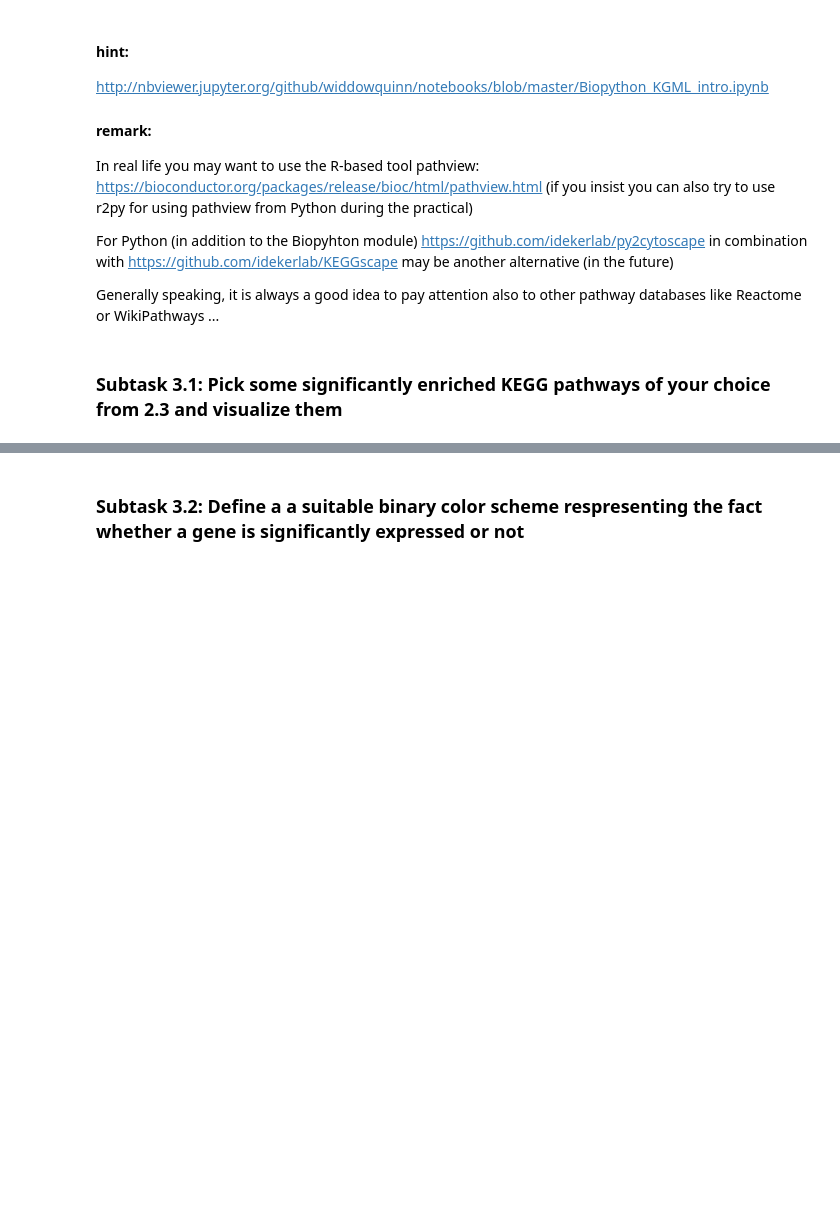
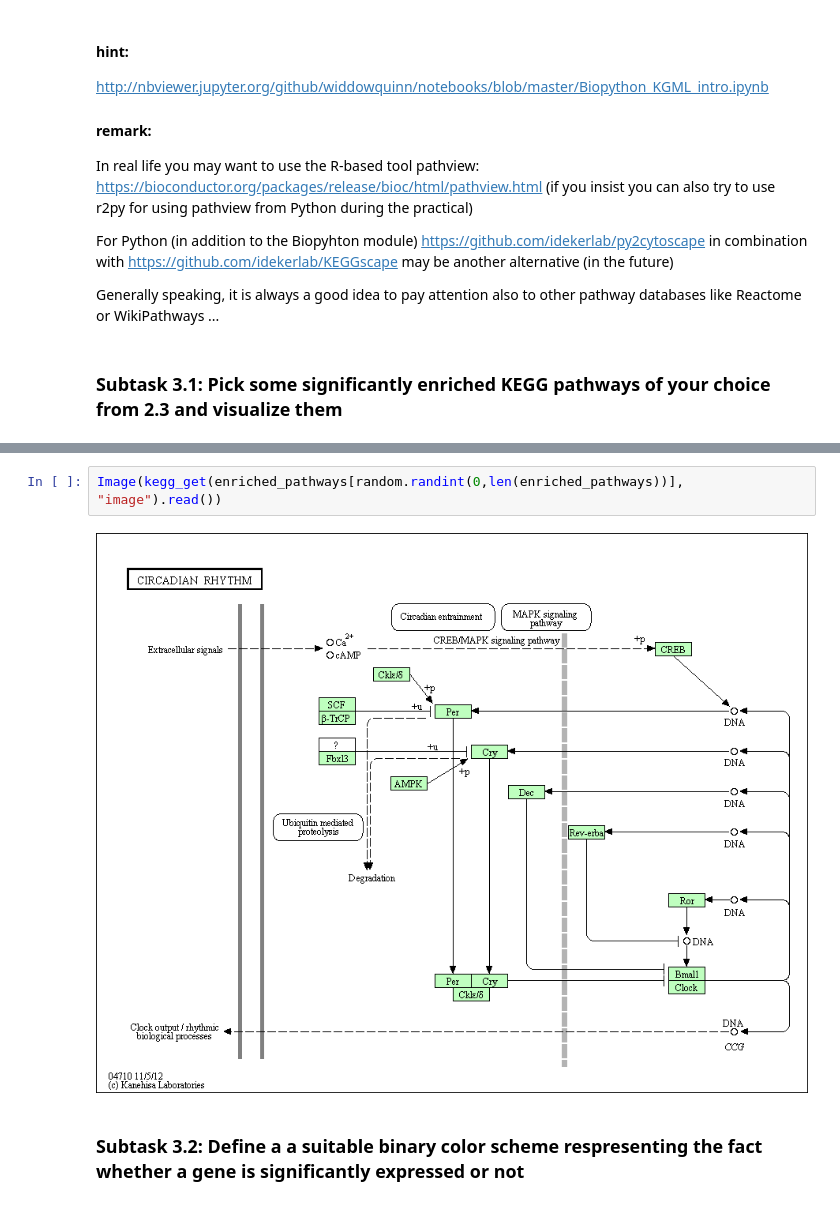
Before and after one commit to MeeNot/Integrated_Bioinformatics, a Jupyter notebook: notebooks/DayY_Pathways.ipynb, the cells around one changed output, grey strips where cells are left out. Drawn from its saved outputs; the diff is of its cells as text; blank space fills up the shorter version.

```diff
--- a/notebooks/DayY_Pathways.ipynb
+++ b/notebooks/DayY_Pathways.ipynb
@@ -268,3 +449,7 @@ Generally speaking, it is always a good idea to pay attention also to other path
+# %%
+Image(kegg_get(enriched_pathways[random.randint(0,len(enriched_pathways))], "image").read())
+# %% [output]
+[figure, added]
 # %% [markdown]
 ### Subtask 3.2: Define a a suitable binary color scheme respresenting the fact whether a gene is significantly expressed or not
 # %% [markdown]
```
Also changed, not shown: parts of 34 cells of this notebook.
